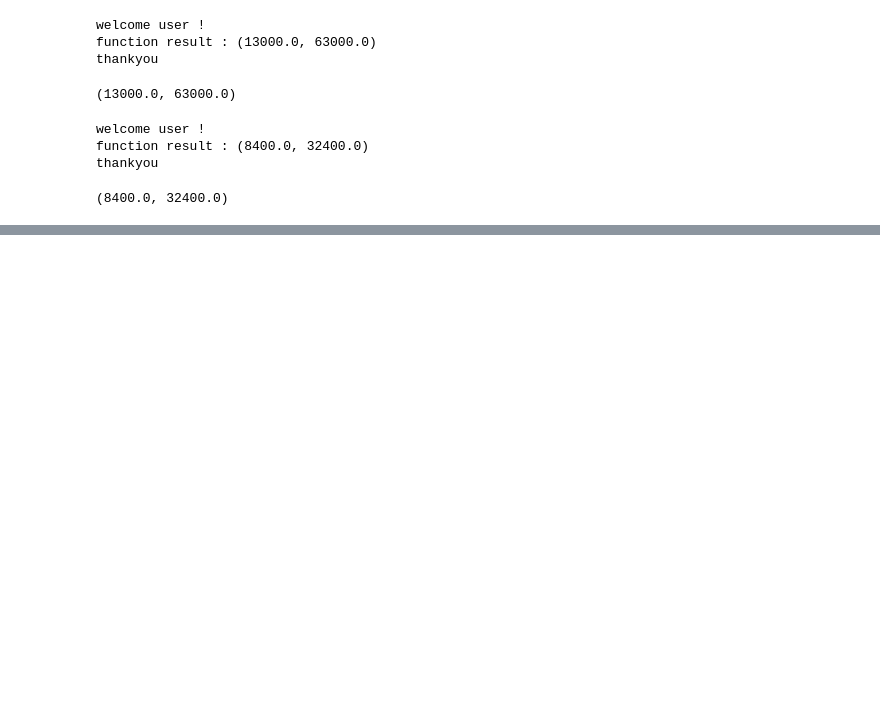
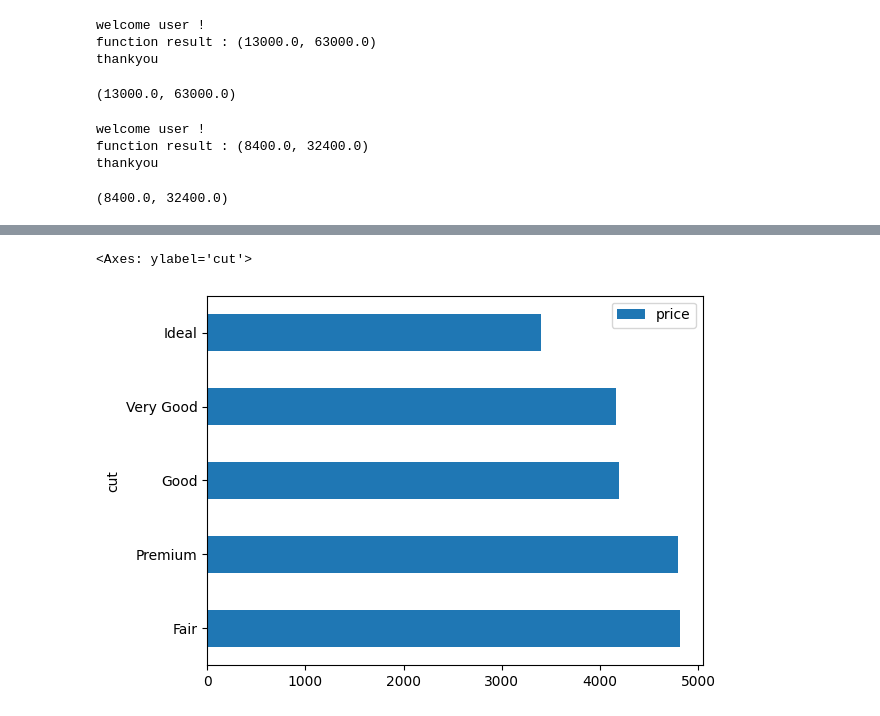
Before and after one commit to rb4050/Advanced-Python-4th-jan, a Jupyter notebook: 2 Decorator/decorator.ipynb, the cells around one changed output, grey strips where cells are left out. Cells and saved outputs as stored; diff of their text form; code cells hidden in the pictures; blank space fills up the shorter version.

```diff
--- a/2 Decorator/decorator.ipynb
+++ b/2 Decorator/decorator.ipynb
@@ -63,0 +195,4 @@ thankyou
+# %%
+import pandas as pd
+df = pd.read_csv("data.csv")
+df.head()
@@ -63,0 +243,6 @@ thankyou
+# %%
+
+b = df.groupby(by = "cut") \
+    .agg({"price": "mean"}) \
+    .sort_values(by="price", ascending=False) \
+    .round(2)
@@ -63,0 +259,5 @@ thankyou
+# %%
+b.plot(kind="barh")
+# %% [output]
+<Axes: ylabel='cut'>
+[figure, added]
```
Also changed, not shown: parts of 28 cells of this notebook, 1 other file.
